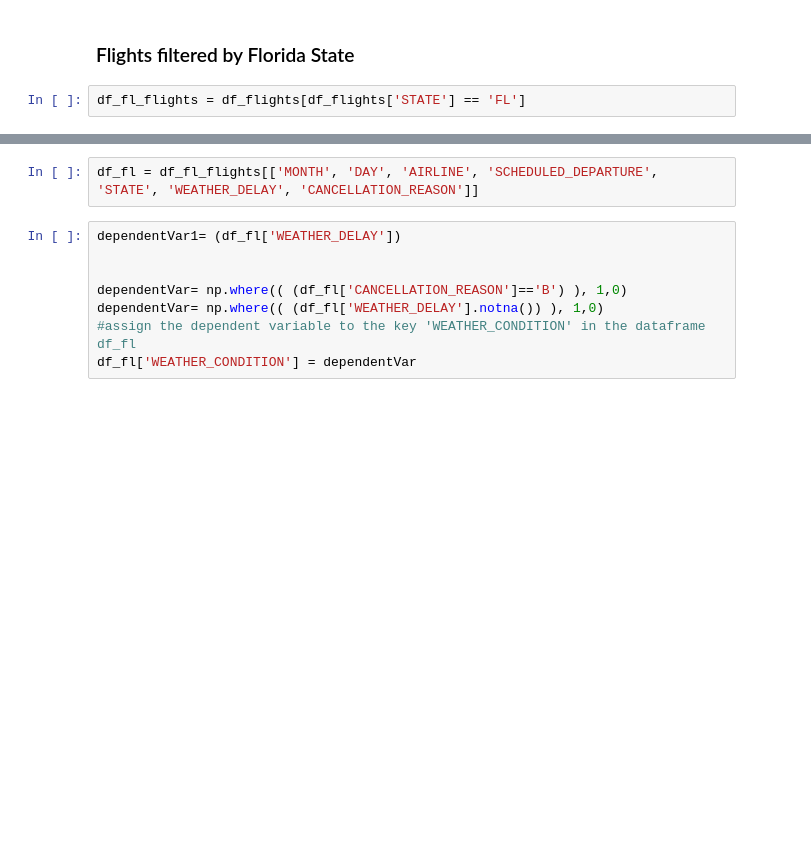
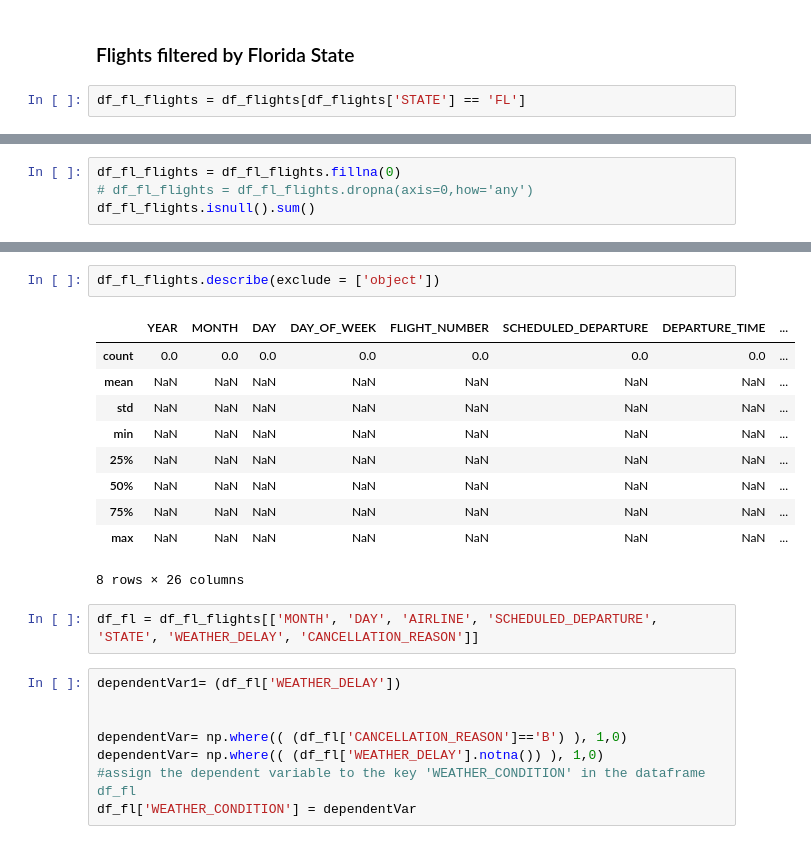
Before and after one commit to EmilioGinzo/Flight-delay, a Jupyter notebook: Project_p676p627_Emilio.ipynb, the cells around one changed output, grey strips where cells are left out. Saved outputs shown, nothing was run; the diff lists cells and outputs as text; blank space fills up the shorter version.

```diff
--- a/Project_p676p627_Emilio.ipynb
+++ b/Project_p676p627_Emilio.ipynb
@@ -115,0 +158,4 @@ df_fl_flights = df_flights[df_flights['STATE'] == 'FL']
+# %%
+df_fl_flights = df_fl_flights.fillna(0)
+# df_fl_flights = df_fl_flights.dropna(axis=0,how='any')
+df_fl_flights.isnull().sum()
@@ -116,3 +184,16 @@ df_fl_flights = df_flights[df_flights['STATE'] == 'FL']
+# %%
+df_fl_flights.describe(exclude = ['object'])
+# %% [output]
+|  | YEAR | MONTH | DAY | DAY_OF_WEEK | FLIGHT_NUMBER | SCHEDULED_DEPARTURE | DEPARTURE_TIME | ... |
+| count | 0.0 | 0.0 | 0.0 | 0.0 | 0.0 | 0.0 | 0.0 | ... |
+| mean | NaN | NaN | NaN | NaN | NaN | NaN | NaN | ... |
+| std | NaN | NaN | NaN | NaN | NaN | NaN | NaN | ... |
+| min | NaN | NaN | NaN | NaN | NaN | NaN | NaN | ... |
+| 25% | NaN | NaN | NaN | NaN | NaN | NaN | NaN | ... |
+| 50% | NaN | NaN | NaN | NaN | NaN | NaN | NaN | ... |
+| 75% | NaN | NaN | NaN | NaN | NaN | NaN | NaN | ... |
+| max | NaN | NaN | NaN | NaN | NaN | NaN | NaN | ... |
+8 rows × 26 columns
 # %%
 df_fl = df_fl_flights[['MONTH', 'DAY', 'AIRLINE', 'SCHEDULED_DEPARTURE', 'STATE', 'WEATHER_DELAY', 'CANCELLATION_REASON']]
 # %%
```
Also changed, not shown: parts of 5 cells of this notebook.
